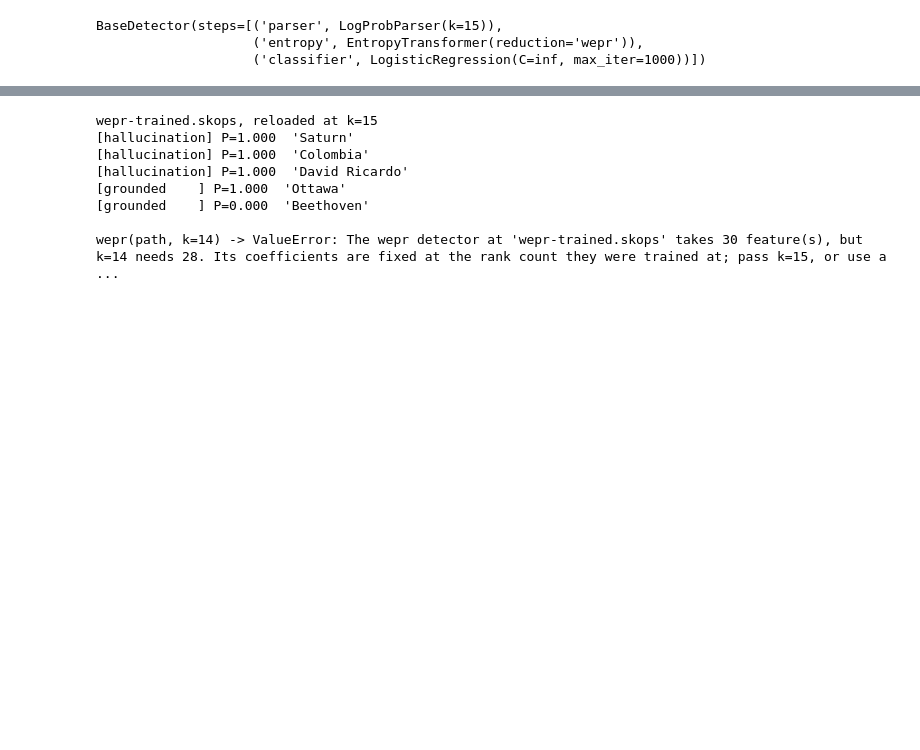
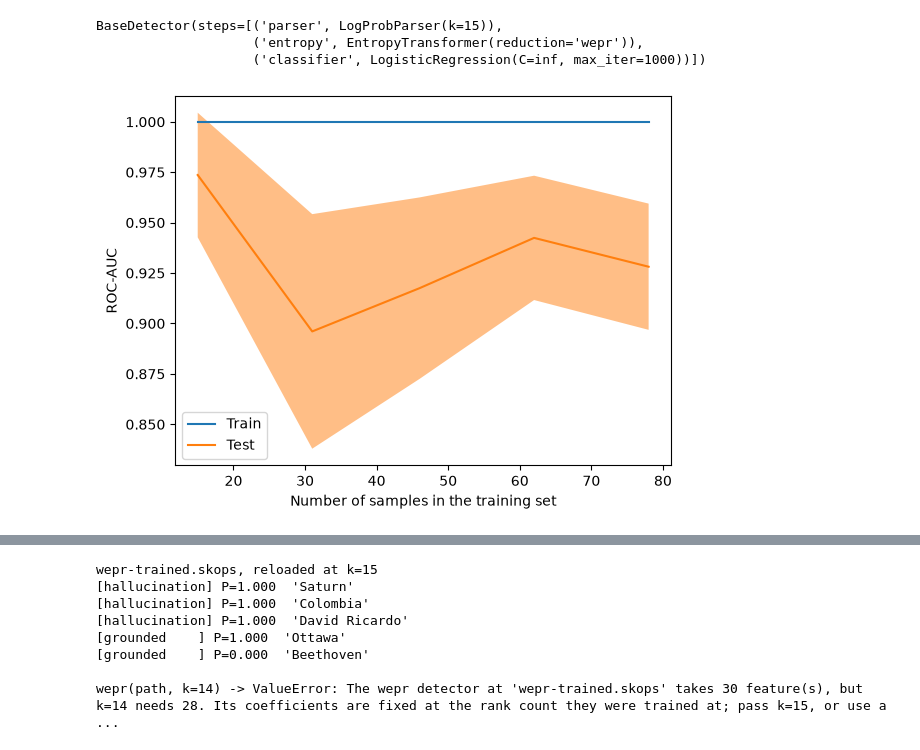
Before and after one commit to artefactory/artefactual, a Jupyter notebook: docs/examples/train_wepr.ipynb, the cells around one changed output, grey strips where cells are left out. Cells and saved outputs as stored; diff of their text form; code cells hidden in the pictures; blank space fills up the shorter version.

```diff
--- a/docs/examples/train_wepr.ipynb
+++ b/docs/examples/train_wepr.ipynb
@@ -139,4 +204,19 @@ search.best_estimator_
 BaseDetector(steps=[('parser', LogProbParser(k=15)),
                     ('entropy', EntropyTransformer(reduction='wepr')),
                     ('classifier', LogisticRegression(C=inf, max_iter=1000))])
+# %%
+from sklearn.model_selection import LearningCurveDisplay
+
+learning_curve = LearningCurveDisplay.from_estimator(
+    wepr(k=K, trainable=True),
+    responses,
+    y,
+    cv=folds,
+    scoring="roc_auc",
+    train_sizes=np.linspace(0.2, 1.0, 5),
+    score_name="ROC-AUC",
+    std_display_style="fill_between",
+)
+# %% [output]
+[figure, added]
 # %% [markdown]
```
Also changed, not shown: parts of 21 cells of this notebook, 7 other files.
